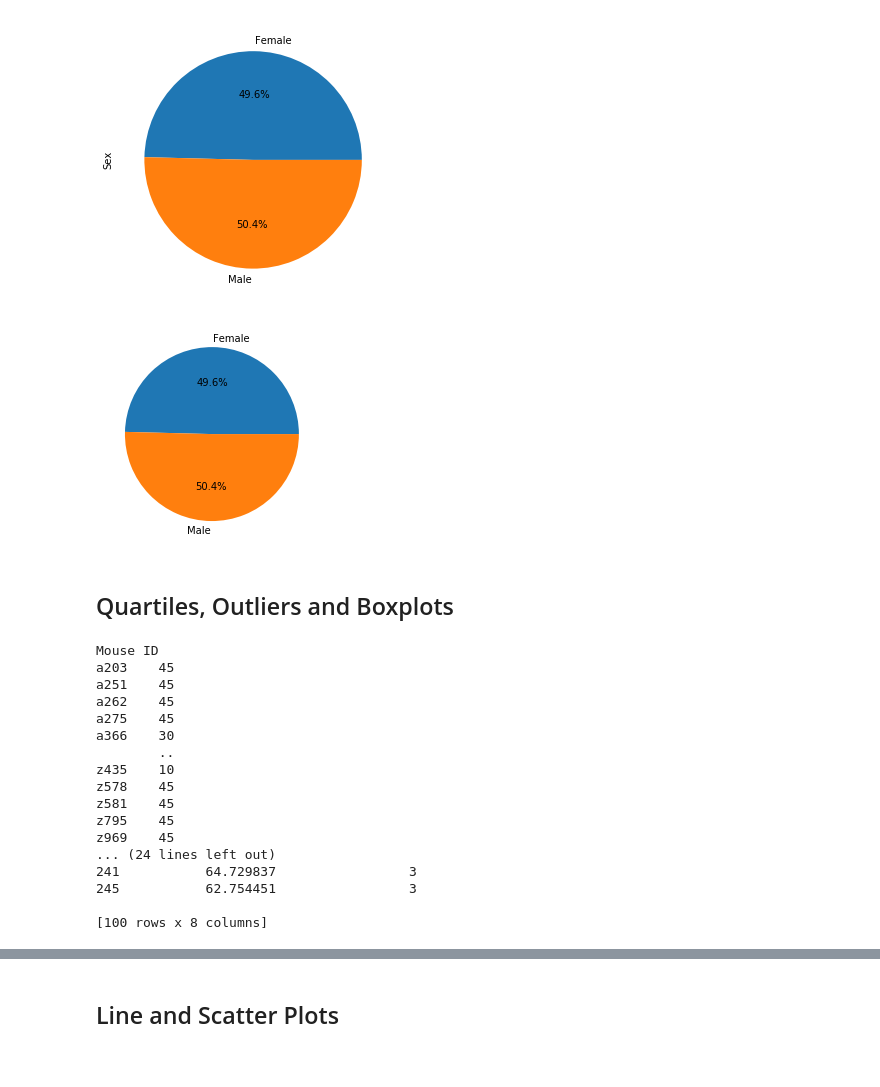
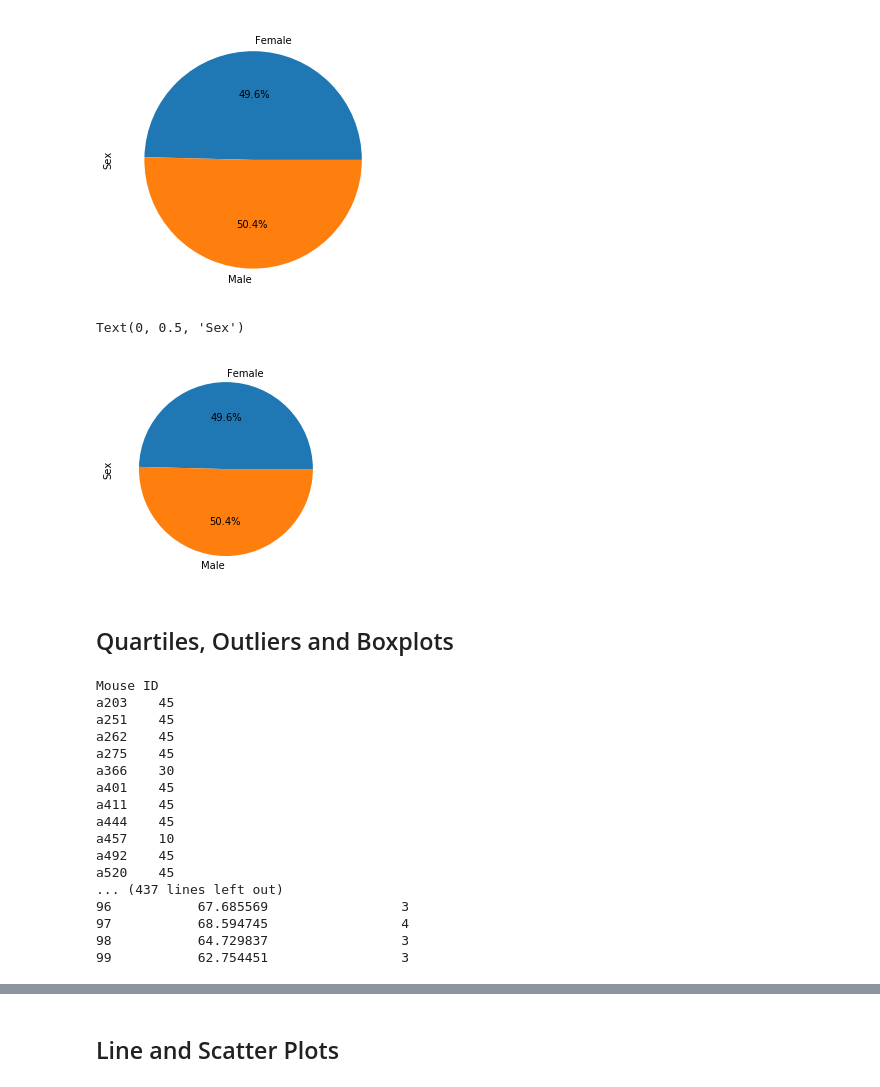
Before and after one commit to zmoloci/Challenge5_Pymaceuticals, a Jupyter notebook: pymaceuticals_starter.ipynb, the cells around one changed output, grey strips where cells are left out. Cells and saved outputs as stored; diff of their text form; code cells hidden in the pictures.

```diff
--- a/pymaceuticals_starter.ipynb
+++ b/pymaceuticals_starter.ipynb
@@ -261,11 +247,12 @@ Text(0, 0.5, 'Sex')
 # %%
 # Generate a pie plot showing the distribution of female versus male mice using pyplot
 plt.pie(mice_count_by_sex, labels=["Female","Male"], autopct="%1.1f%%")
-plt.ylabel=("Sex")
+plt.ylabel("Sex")
 
-##### YLABEL NOT SHOWING UP ######
+##### YLABEL only showing up after Kernal restart ######
 # %% [output]
+Text(0, 0.5, 'Sex')
-[figure, old version]
+[figure, new version]
 # %% [markdown]
 ## Quartiles, Outliers and Boxplots
 # %%
@@ -279,14 +266,14 @@ print(final_tumor_size)
 
 
 # Merge this group df with the original DataFrame to get the tumor volume at the last timepoint
-tumor_by_mouse = pd.merge(clean_combined,final_tumor_size, how='inner', left_on=['Mouse ID','Timepoint'], right_on=['Mouse ID','Timepoint'])
-
+# tumor_by_mouse = pd.merge(clean_combined,final_tumor_size, how='inner', left_on=['Mouse ID','Timepoint'], right_on=['Mouse ID','Timepoint'])
+tumor_by_mouse = pd.merge(clean_combined,final_tumor_size, how='right', on=['Mouse ID','Timepoint'])
 # print(tumor_by_mouse)
 
 ### Groupby including selected treatment regimens:
 chosen_drug = ['Capomulin', 'Ramicane', 'Infubinol','Ceftamin']
 
-chosen_drug_frame = tumor_by_mouse[tumor_by_mouse['Drug Regimen'].isin(chosen_drug)]
+chosen_drug_frame = tumor_by_mouse[tumor_by_mouse['Drug Regimen'].isin(chosen_drug)].reset_index(drop=True)
 
 print(chosen_drug_frame)
 
@@ -300,14 +287,14 @@ a251    45
 a262    45
 a275    45
 a366    30
-        ..
-z435    10
-z578    45
-z581    45
-z795    45
-z969    45
-... (24 lines left out)
-241           64.729837                 3
-245           62.754451                 3
-
-[100 rows x 8 columns]
+a401    45
+a411    45
+a444    45
+a457    10
+a492    45
+a520    45
+... (437 lines left out)
+96           67.685569                 3
+97           68.594745                 4
+98           64.729837                 3
+99           62.754451                 3
```
Also changed, not shown: parts of 13 cells of this notebook, 2 other files.
